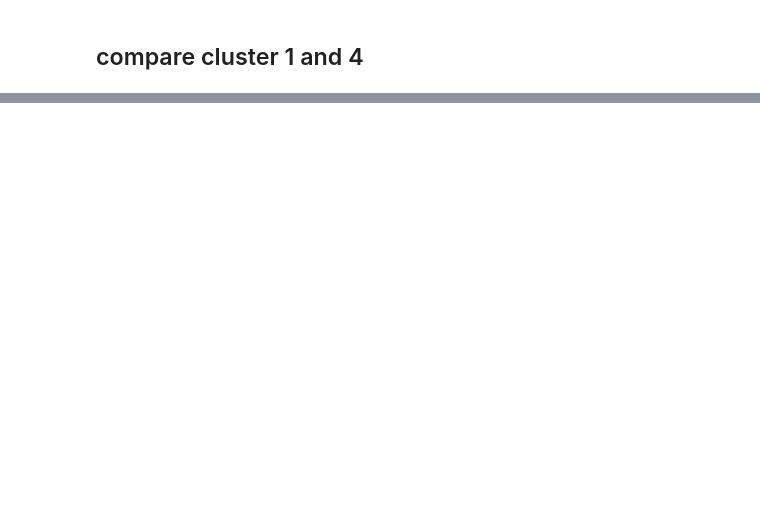
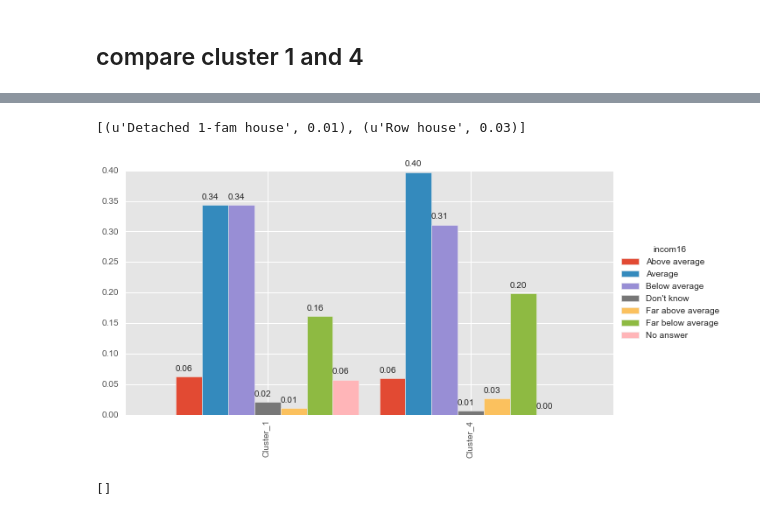
Before and after one commit to banjopickin/women_workforce, a Jupyter notebook: heat_map_analysis.ipynb, the cells around one changed output, grey strips where cells are left out. Drawn from its saved outputs; the diff is of its cells as text; code cells hidden in the pictures; blank space fills up the shorter version.

```diff
--- a/heat_map_analysis.ipynb
+++ b/heat_map_analysis.ipynb
@@ -121,0 +116,12 @@ Index([u'coninc', u'age', u'educom', u'degree', u'sphrs1', u'partyid',
+# %%
+cluster_ztest_df(dwl)
+# %% [output]
+[(u'Detached 1-fam house', 0.01), (u'Row house', 0.03)]
+# %%
+incm = two_bar(df,1,4,'incom16')
+# %% [output]
+[figure, added]
+# %%
+cluster_ztest_df(incm)
+# %% [output]
+[]
```
Also changed, not shown: parts of 16 cells of this notebook, 1 other file.
